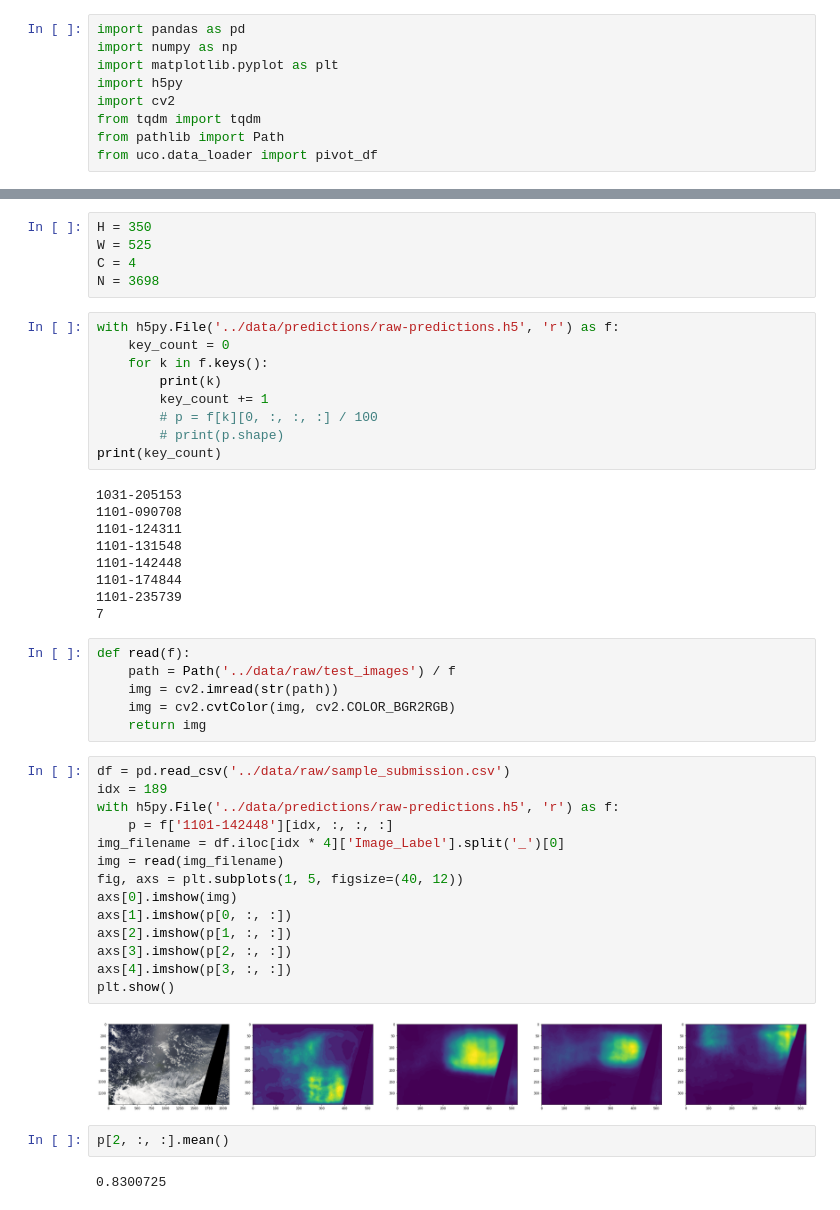
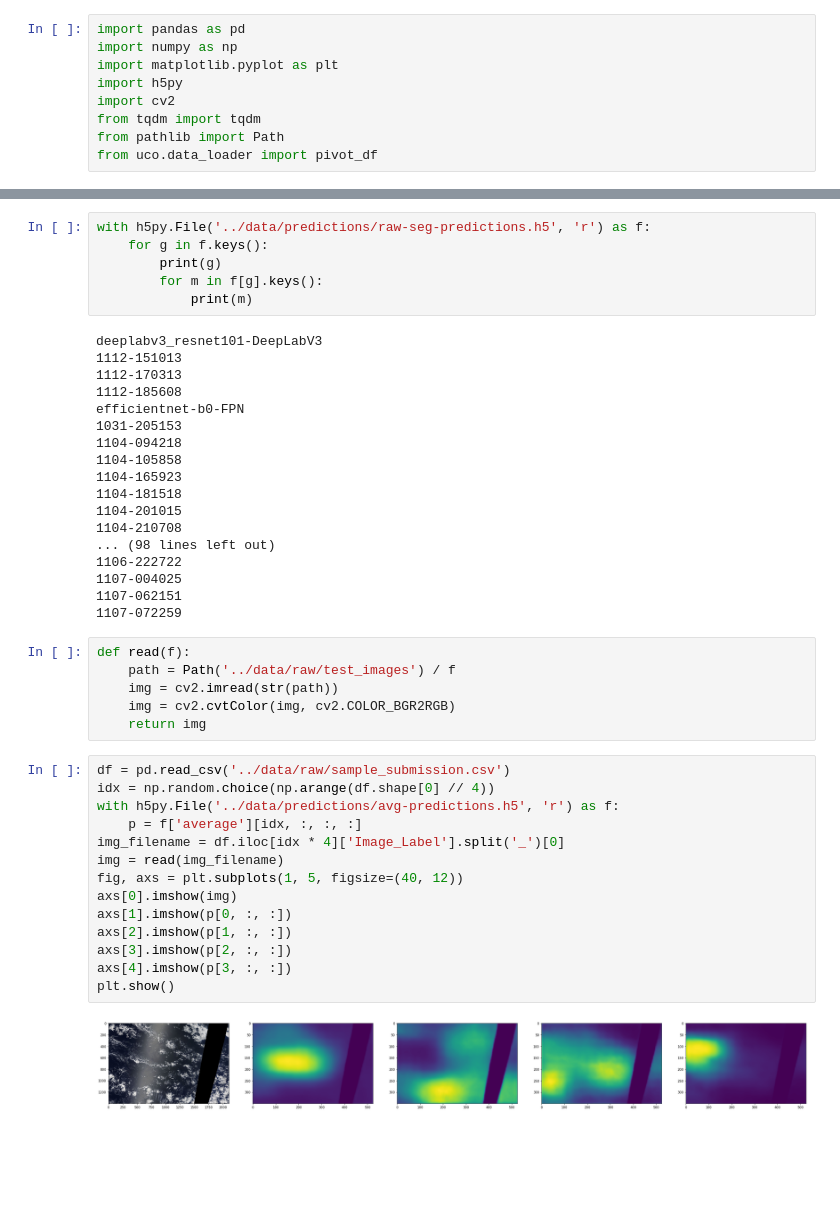
Before and after one commit to khornlund/understanding-cloud-organization, a Jupyter notebook: notebook/hdf5-outputs.ipynb, the cells around one changed output, grey strips where cells are left out. Cells and saved outputs as stored; diff of their text form; blank space fills up the shorter version.

```diff
--- a/notebook/hdf5-outputs.ipynb
+++ b/notebook/hdf5-outputs.ipynb
@@ -36,26 +93,27 @@ df.head(200)
-# %%
-H = 350
-W = 525
-C = 4
-N = 3698
 # %%
-with h5py.File('../data/predictions/raw-predictions.h5', 'r') as f:
-    key_count = 0
-    for k in f.keys():
-        print(k)
-        key_count += 1
-        # p = f[k][0, :, :, :] / 100
-        # print(p.shape)
-print(key_count)
+with h5py.File('../data/predictions/raw-seg-predictions.h5', 'r') as f:
+    for g in f.keys():
+        print(g)
+        for m in f[g].keys():
+            print(m)
 # %% [output]
+deeplabv3_resnet101-DeepLabV3
+1112-151013
+1112-170313
+1112-185608
+efficientnet-b0-FPN
 1031-205153
-1101-090708
-1101-124311
-1101-131548
-1101-142448
-1101-174844
-1101-235739
-7
+1104-094218
+1104-105858
+1104-165923
+1104-181518
+1104-201015
+1104-210708
+... (98 lines left out)
+1106-222722
+1107-004025
+1107-062151
+1107-072259
 # %%
 def read(f):
     path = Path('../data/raw/test_images') / f
@@ -64,21 +122,17 @@ def read(f):
     return img
 # %%
 df = pd.read_csv('../data/raw/sample_submission.csv')
-idx = 189
-with h5py.File('../data/predictions/raw-predictions.h5', 'r') as f:
-    p = f['1101-142448'][idx, :, :, :]
+idx = np.random.choice(np.arange(df.shape[0] // 4))
+with h5py.File('../data/predictions/avg-predictions.h5', 'r') as f:
+    p = f['average'][idx, :, :, :]
 img_filename = df.iloc[idx * 4]['Image_Label'].split('_')[0]
 img = read(img_filename)
 fig, axs = plt.subplots(1, 5, figsize=(40, 12))
 axs[0].imshow(img)
 axs[1].imshow(p[0, :, :])
 axs[2].imshow(p[1, :, :])
 axs[3].imshow(p[2, :, :])
 axs[4].imshow(p[3, :, :])
 plt.show()
 # %% [output]
-[figure, old version]
+[figure, new version]
-# %%
-p[2, :, :].mean()
-# %% [output]
-0.8300725
```
Also changed, not shown: parts of 9 cells of this notebook, 16 other files.
